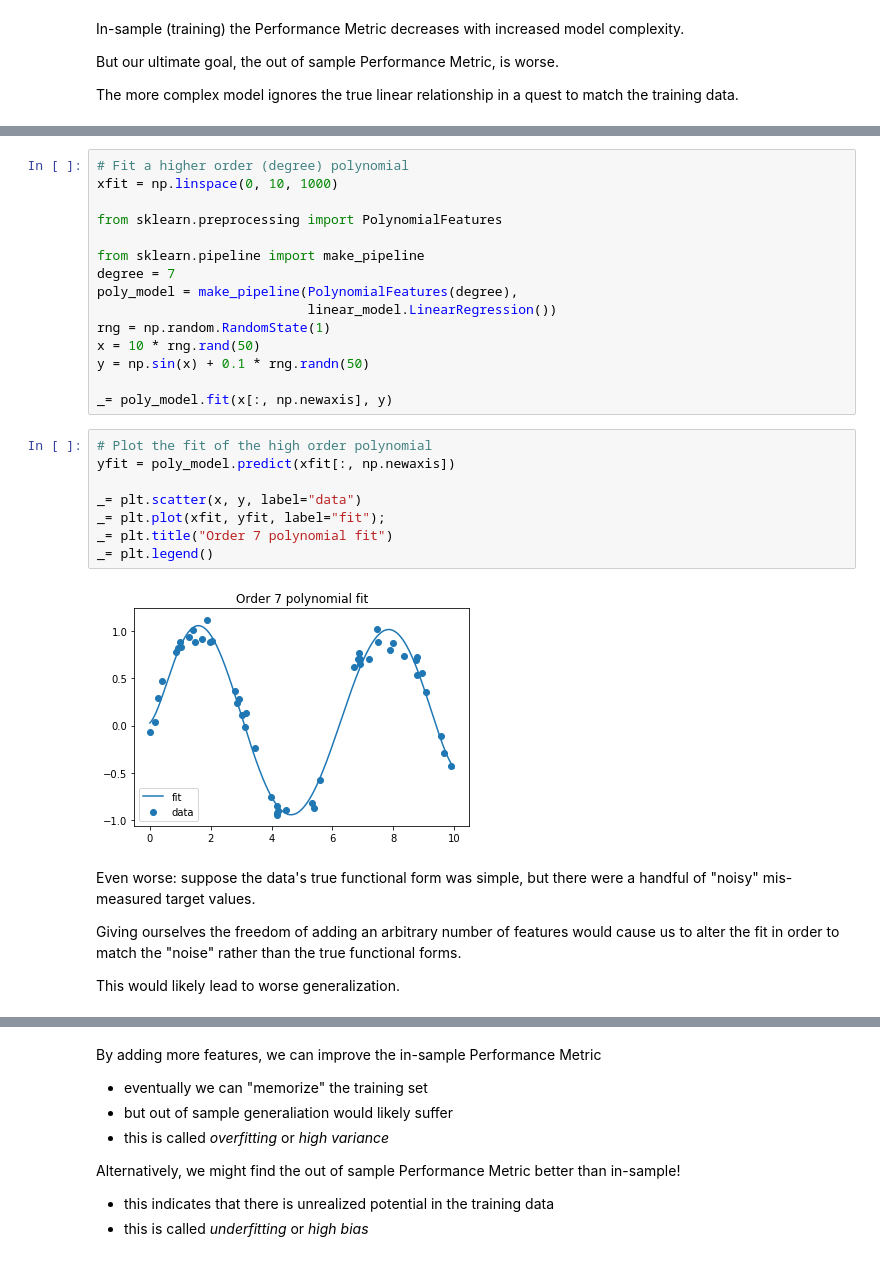
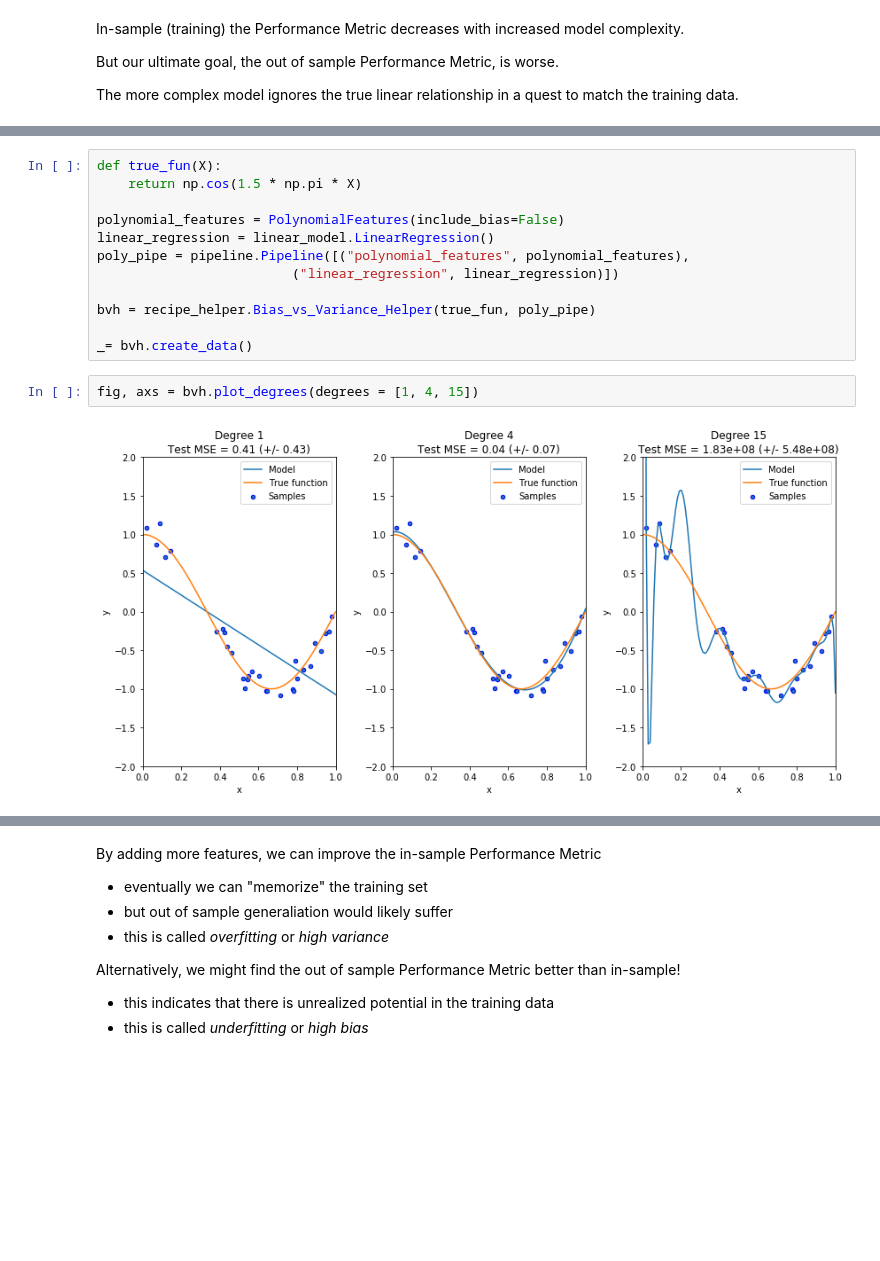
Before and after one commit to kenperry-public/ML_Spring_2020, a Jupyter notebook: Bias_and_Variance.ipynb, the cells around one changed output, grey strips where cells are left out. Cells and saved outputs as stored; diff of their text form; blank space fills up the shorter version.

```diff
--- a/Bias_and_Variance.ipynb
+++ b/Bias_and_Variance.ipynb
@@ -145,33 +160,16 @@ It can be done, but we really are forcing a square peg into a round hole.
-# %%
-# Fit a higher order (degree) polynomial
-xfit = np.linspace(0, 10, 1000)
-
-from sklearn.preprocessing import PolynomialFeatures
-
-from sklearn.pipeline import make_pipeline
-degree = 7
-poly_model = make_pipeline(PolynomialFeatures(degree),
-                           linear_model.LinearRegression())
-rng = np.random.RandomState(1)
-x = 10 * rng.rand(50)
-y = np.sin(x) + 0.1 * rng.randn(50)
-
-_= poly_model.fit(x[:, np.newaxis], y)
-# %%
-# Plot the fit of the high order polynomial
-yfit = poly_model.predict(xfit[:, np.newaxis])
-
-_= plt.scatter(x, y, label="data")
-_= plt.plot(xfit, yfit, label="fit");
-_= plt.title("Order 7 polynomial fit")
-_= plt.legend()
-# %% [output]
-[figure, removed]
-# %% [markdown]
-Even worse:  suppose the data's true functional form was simple, but there were a handful
-of "noisy" mis-measured target values.
-
-Giving ourselves the freedom of adding an arbitrary number of features would cause
-us to alter the fit in order to match the "noise" rather than the true functional forms.
-
-This would likely lead to worse generalization.
+# %%
+def true_fun(X):
+    return np.cos(1.5 * np.pi * X)
+
+polynomial_features = PolynomialFeatures(include_bias=False)
+linear_regression = linear_model.LinearRegression()
+poly_pipe = pipeline.Pipeline([("polynomial_features", polynomial_features),
+                         ("linear_regression", linear_regression)])
+
+bvh = recipe_helper.Bias_vs_Variance_Helper(true_fun, poly_pipe)
+
+_= bvh.create_data()
+# %%
+fig, axs = bvh.plot_degrees(degrees = [1, 4, 15])
+# %% [output]
+[figure, added]
```
Also changed, not shown: parts of 12 cells of this notebook, 22 other files.
